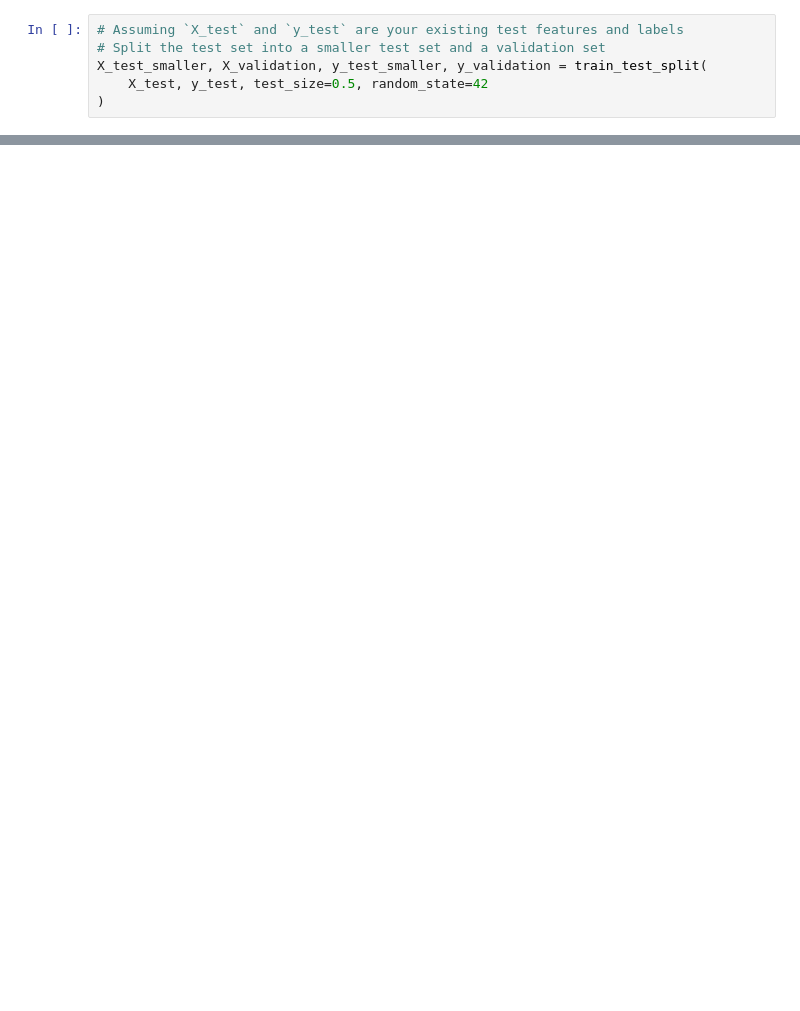
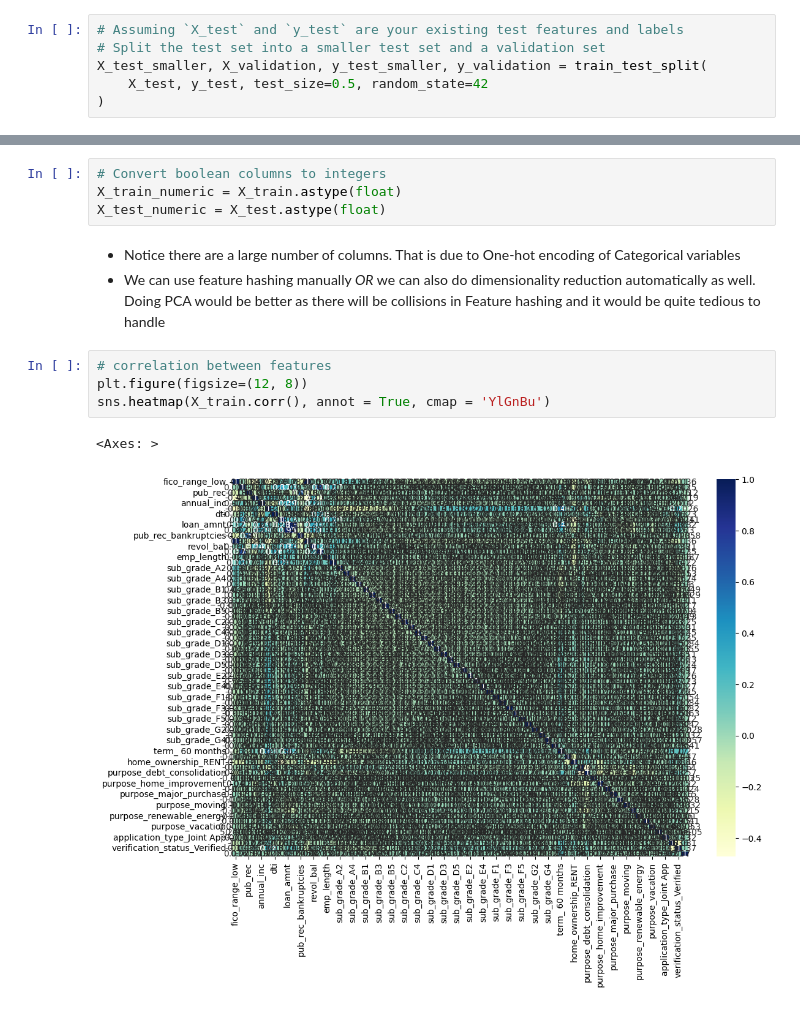
Before and after one commit to Abhibhi-03/Financial-Risk-Assessment, a Jupyter notebook: A1_Milestone1.ipynb, the cells around one changed output, grey strips where cells are left out. Drawn from its saved outputs; the diff is of its cells as text; blank space fills up the shorter version.

```diff
--- a/A1_Milestone1.ipynb
+++ b/A1_Milestone1.ipynb
@@ -607,0 +564,14 @@ LDA
+# %%
+# Convert boolean columns to integers
+X_train_numeric = X_train.astype(float)
+X_test_numeric = X_test.astype(float)
+# %% [markdown]
+- Notice there are a large number of columns. That is due to One-hot encoding of Categorical variables
+- We can use feature hashing manually *OR*  we can also do dimensionality reduction automatically as well. Doing PCA would be better as there will be collisions in Feature hashing and it would be quite tedious to handle
+# %%
+# correlation between features
+plt.figure(figsize=(12, 8))
+sns.heatmap(X_train.corr(), annot = True, cmap = 'YlGnBu')
+# %% [output]
+<Axes: >
+[figure, added]
```
Also changed, not shown: parts of 30 cells of this notebook, 1 other file.
